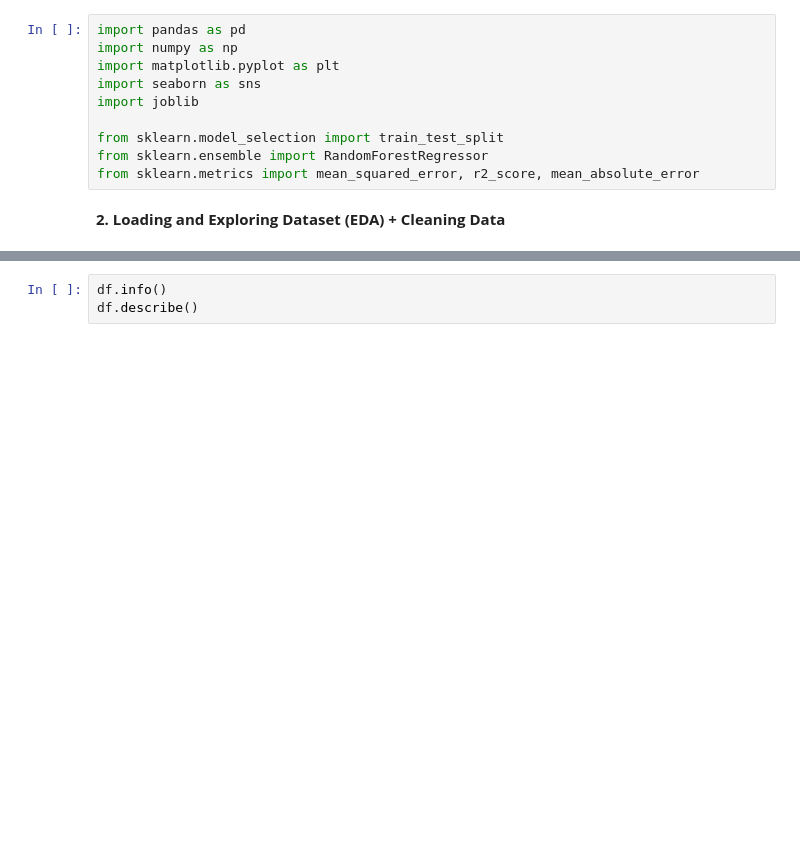
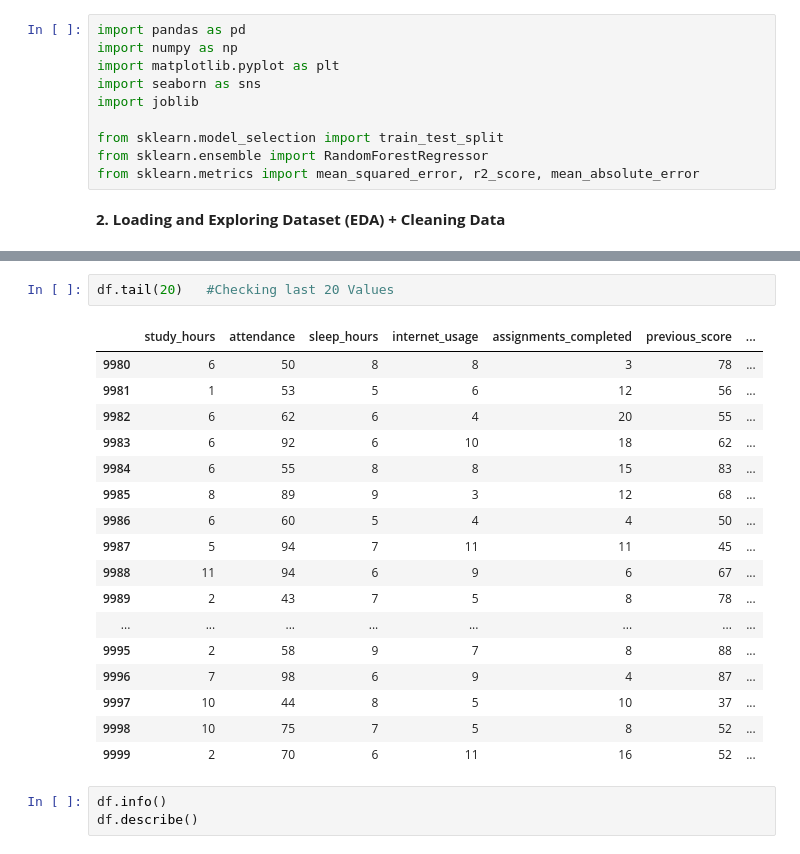
Before and after one commit to abdullahmufeezz/Students_Performance_Analysis_Prediction_System, a Jupyter notebook: Student_Performance_Analysis.ipynb, the cells around one changed output, grey strips where cells are left out. Saved outputs shown, nothing was run; the diff lists cells and outputs as text; blank space fills up the shorter version.

```diff
--- a/Student_Performance_Analysis.ipynb
+++ b/Student_Performance_Analysis.ipynb
@@ -29,3 +40,23 @@ df.head()
+# %%
+df.tail(20)   #Checking last 20 Values
+# %% [output]
+|  | study_hours | attendance | sleep_hours | internet_usage | assignments_completed | previous_score | ... |
+| 9980 | 6 | 50 | 8 | 8 | 3 | 78 | ... |
+| 9981 | 1 | 53 | 5 | 6 | 12 | 56 | ... |
+| 9982 | 6 | 62 | 6 | 4 | 20 | 55 | ... |
+| 9983 | 6 | 92 | 6 | 10 | 18 | 62 | ... |
+| 9984 | 6 | 55 | 8 | 8 | 15 | 83 | ... |
+| 9985 | 8 | 89 | 9 | 3 | 12 | 68 | ... |
+| 9986 | 6 | 60 | 5 | 4 | 4 | 50 | ... |
+| 9987 | 5 | 94 | 7 | 11 | 11 | 45 | ... |
+| 9988 | 11 | 94 | 6 | 9 | 6 | 67 | ... |
+| 9989 | 2 | 43 | 7 | 5 | 8 | 78 | ... |
+| ... | ... | ... | ... | ... | ... | ... | ... |
+| 9995 | 2 | 58 | 9 | 7 | 8 | 88 | ... |
+| 9996 | 7 | 98 | 6 | 9 | 4 | 87 | ... |
+| 9997 | 10 | 44 | 8 | 5 | 10 | 37 | ... |
+| 9998 | 10 | 75 | 7 | 5 | 8 | 52 | ... |
+| 9999 | 2 | 70 | 6 | 11 | 16 | 52 | ... |
 # %%
 df.info()
 df.describe()
```
Also changed, not shown: parts of 2 cells of this notebook.
